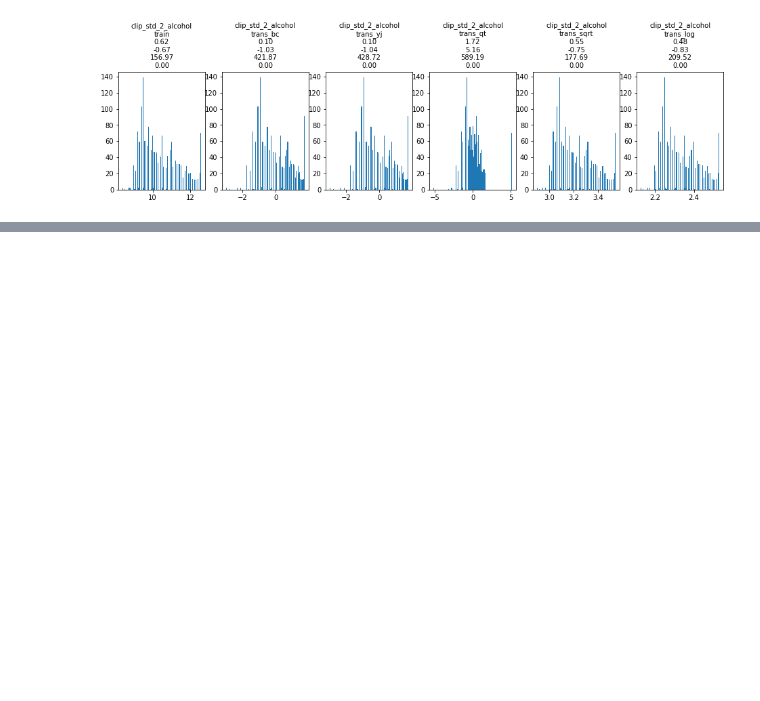
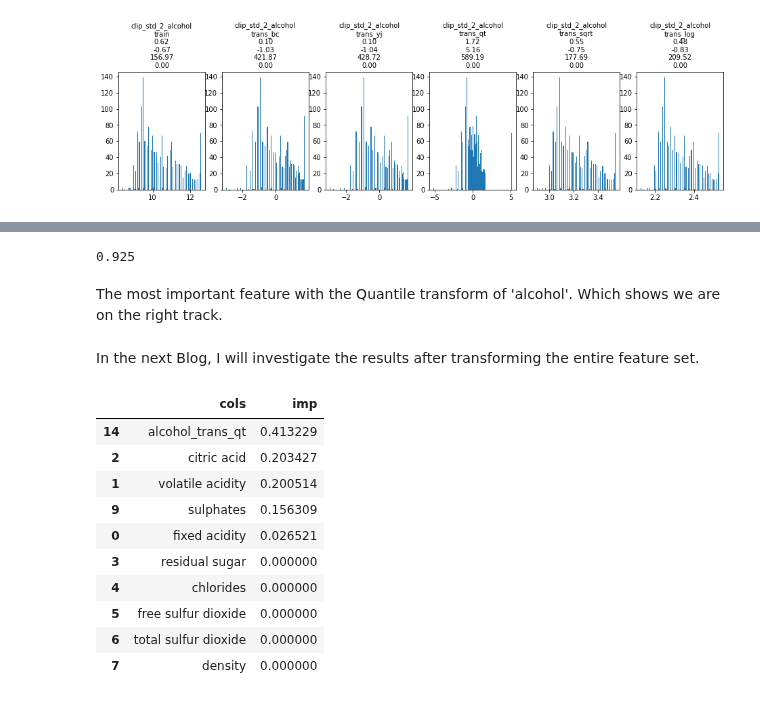
Before and after one commit to patrick-hanley/thought_experiments, a Jupyter notebook: _notebooks/2021_02_21_feature_engineering_numerical_transformation.ipynb, the cells around one changed output, grey strips where cells are left out. Cells and saved outputs as stored; diff of their text form; code cells hidden in the pictures; blank space fills up the shorter version.

```diff
--- a/_notebooks/2021_02_21_feature_engineering_numerical_transformation.ipynb
+++ b/_notebooks/2021_02_21_feature_engineering_numerical_transformation.ipynb
@@ -378,0 +468,40 @@ Best:trans_bc
+# %%
+#collapse_show
+from xgboost import XGBClassifier
+
+y_test=df.quality
+df2=df.copy()
+df2.drop('quality', axis=1, inplace=True)
+
+X_train_combined, X_test_combined, y_train_combined, y_test_combined = train_test_split(df2, y_test, test_size=.2, random_state=0)
+clf = XGBClassifier(max_depth=2, learning_rate=.008)#(max_depth=200, random_state=seed, oob_score=True, min_samples_split=30)
+clf.fit(X_train_combined, y_train_combined)
+print (clf.score(X_test_combined, y_test_combined))
+# %% [output]
+0.925
+# %%
+#collapse_show
+def feat_importance(m, df):
+  # get list of feature importance for given model
+    return pd.DataFrame({'cols':df.columns, 'imp':m.feature_importances_}
+                      ).sort_values('imp', ascending=False)
+# %% [markdown]
+The most important feature with the Quantile transform of 'alcohol'. Which shows we are on the right track.
+# %% [markdown]
+In the next Blog, I will investigate the results after transforming the entire feature set.
+# %%
+#collapse_show
+fi=feat_importance(clf, X_train_combined)
+fi[:10]
+# %% [output]
+|  | cols | imp |
+| 14 | alcohol_trans_qt | 0.413229 |
+| 2 | citric acid | 0.203427 |
+| 1 | volatile acidity | 0.200514 |
+| 9 | sulphates | 0.156309 |
+| 0 | fixed acidity | 0.026521 |
+| 3 | residual sugar | 0.000000 |
+| 4 | chlorides | 0.000000 |
+| 5 | free sulfur dioxide | 0.000000 |
+| 6 | total sulfur dioxide | 0.000000 |
+| 7 | density | 0.000000 |
```
Also changed, not shown: parts of 12 cells of this notebook.
